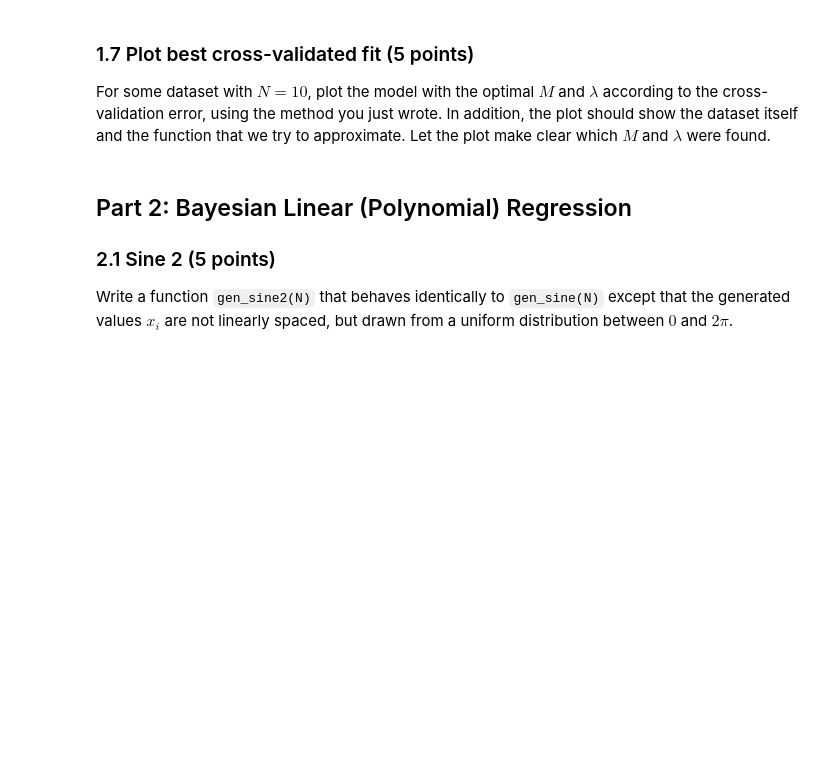
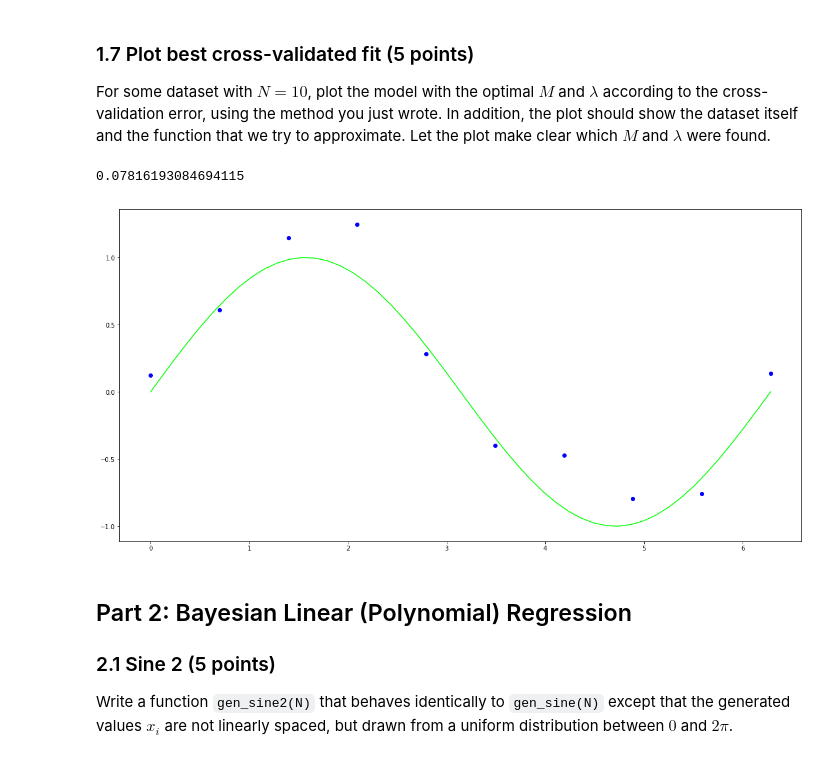
Before and after one commit to ML77777/ML1-18, a Jupyter notebook: Marvin/lab1 (kopie).ipynb, the cells around one changed output. Cells and saved outputs as stored; diff of their text form; code cells hidden in the pictures; blank space fills up the shorter version.

```diff
--- a/Marvin/lab1 (kopie).ipynb
+++ b/Marvin/lab1 (kopie).ipynb
@@ -369,3 +369,24 @@ raise NotImplementedError()
+# %%
+# YOUR CODE HERE
+
+np.random.seed(42)
+true_sin_x = np.linspace(0, 2 * pi, num=50)
+x,t = gen_sine(10)
+x_train = x[:8]
+t_train = t[:8]
+M_best, lamb_best = find_best_m_and_lamb(x,t)
+
+    w_ml, Phi = fit_polynomial_reg(x_train,t_train,M, reg)
+    predic_Phi = designmatrix(x_valid,M)
+    prediction = np.matmul(predic_Phi, w_ml)
+
+plt.plot(true_sin_x, np.sin(true_sin_x),"lime");
+plt.plot(x, t,"bo");
+
+#raise NotImplementedError()
+# %% [output]
+0.07816193084694115
+[figure, added]
 # %% [markdown]
 ## Part 2: Bayesian Linear (Polynomial) Regression
 
```
Also changed, not shown: parts of 10 cells of this notebook.
